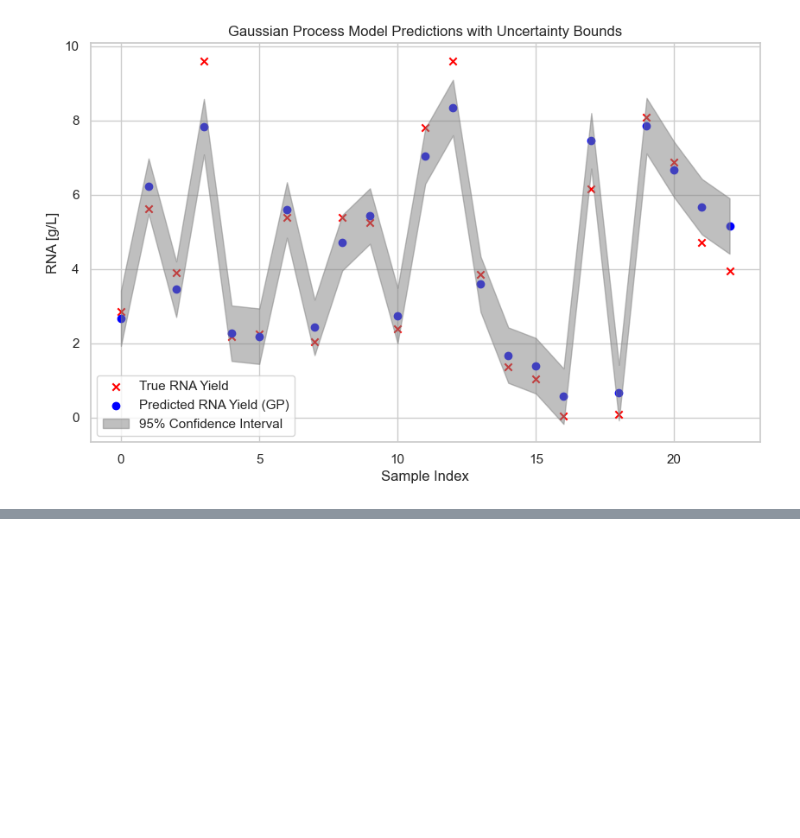
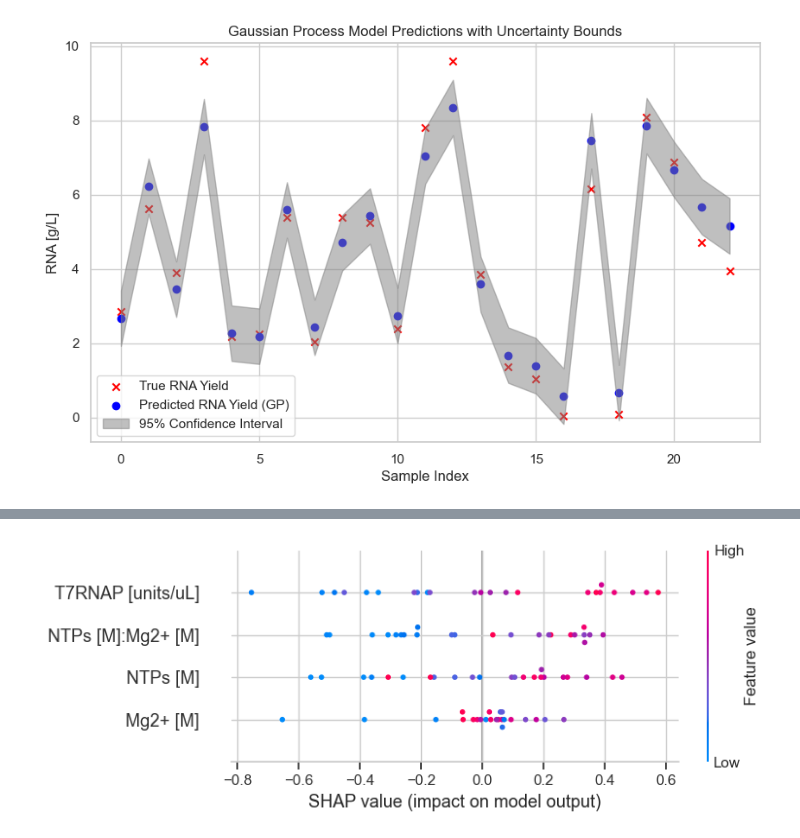
Before and after one commit to kesler20/phd_notebooks, a Jupyter notebook: 2025/07/multi-template model (no outlier).ipynb, the cells around one changed output, grey strips where cells are left out. Saved outputs shown, nothing was run; the diff lists cells and outputs as text; code cells hidden in the pictures; blank space fills up the shorter version.

```diff
--- a/2025/07/multi-template model no outlier.ipynb
+++ b/2025/07/multi-template model (no outlier).ipynb
@@ -1366,0 +1442,19 @@ shap.summary_plot(
+# %%
+# Shap plots on the Gaussian Process model
+explainer_gp = shap.Explainer(rbf_gp_reduced.predict, X_train_scaled_reduced)
+shap_values_gp = explainer_gp(X_train_scaled_reduced)
+shap.summary_plot(
+    shap_values_gp,
+    X_train_scaled_reduced,
+    feature_names=[
+        "NTPs [M]",
+        "T7RNAP [units/uL]",
+        "Mg2+ [M]",
+        "NTPs [M]:Mg2+ [M]",
+        "NTP_equation",
+        "T7RNAP_equation",
+        "Mg2_equation",
+    ],
+)
+# %% [output]
+[figure, added]
```
Also changed, not shown: parts of 8 cells of this notebook, 2 other files.
